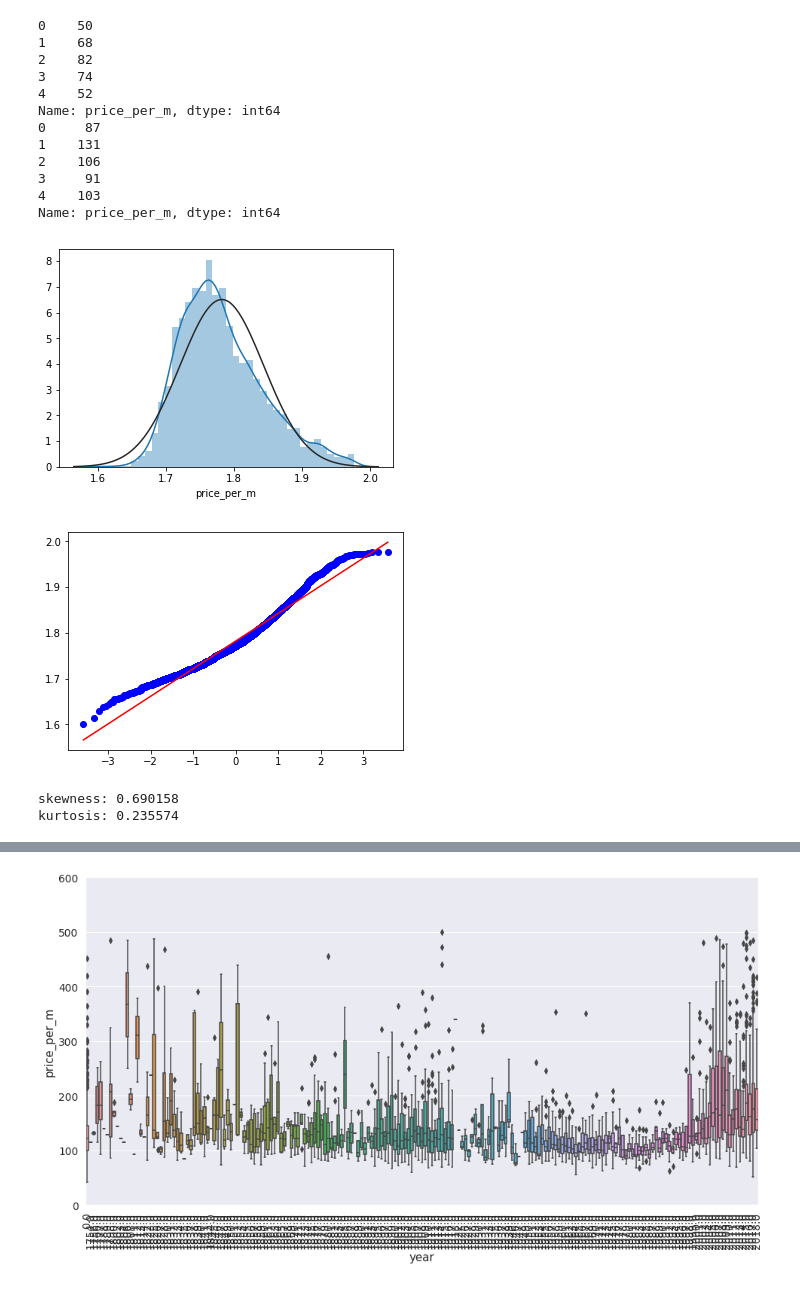
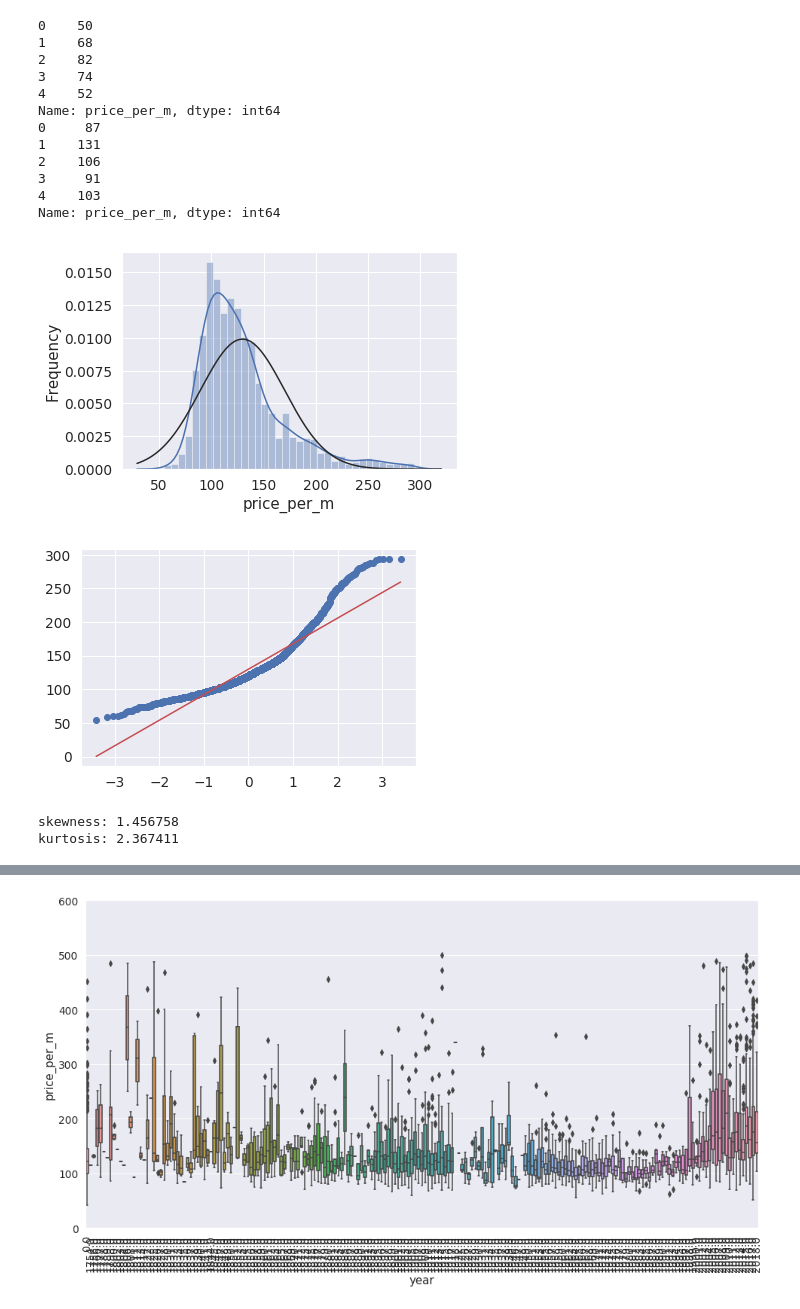
Before and after one commit to pricepredictor/data_rendering, a Jupyter notebook: data_rendering.ipynb, the cells around one changed output, grey strips where cells are left out. Cells and saved outputs as stored; diff of their text form; code cells hidden in the pictures.

```diff
--- a/data_rendering.ipynb
+++ b/data_rendering.ipynb
@@ -33,7 +33,7 @@ columnsTitles = cols_str.split(',')
 def probplot(data):
     # kernel density plot
     sns.distplot(data.price_per_m,fit=norm);
-    plt.ylabel =('Frequency')
+    plt.ylabel('Frequency')
     plt.title = ('SalePrice Distribution');
     #Get the fitted parameters used by the function
     (mu, sigma) = norm.fit(data['price_per_m']);
@@ -161,0 +175,5 @@ price,price_per_m,area,bank_1000,bank_500,bus_stop_1000,bus_stop_500,cafe_1000,c
+# %%
+houses = (pd.read_csv(f'./datasets/house/spb.csv'))
+houses = houses[houses['median_salaries_500'] != 0]
+houses = houses[houses['price_per_m'] <= 300]
+houses = houses[houses['price_per_m'] >= 20]
@@ -201,9 +237,9 @@ spb_data = spb_data[spb_data['price_per_m'] >= 10]
 # %%
 a = sorted(spb_data['price'])
 # %%
-probplot(spb_data)
+probplot(houses)
 # %% [output]
-[figure, old version]
+[figure, new version]
-[figure, old version]
+[figure, new version]
-skewness: 0.690158
-kurtosis: 0.235574
+skewness: 1.456758
+kurtosis: 2.367411
```
Also changed, not shown: parts of 19 cells of this notebook, 3 other files.
